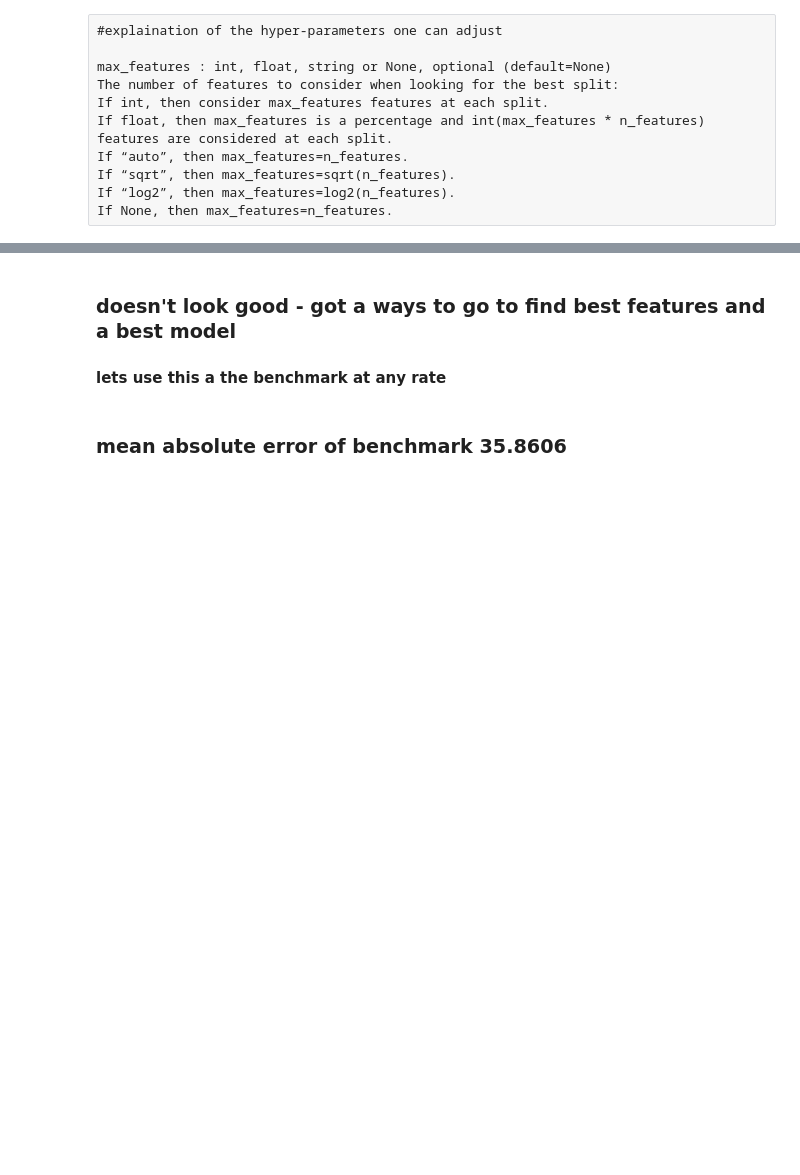
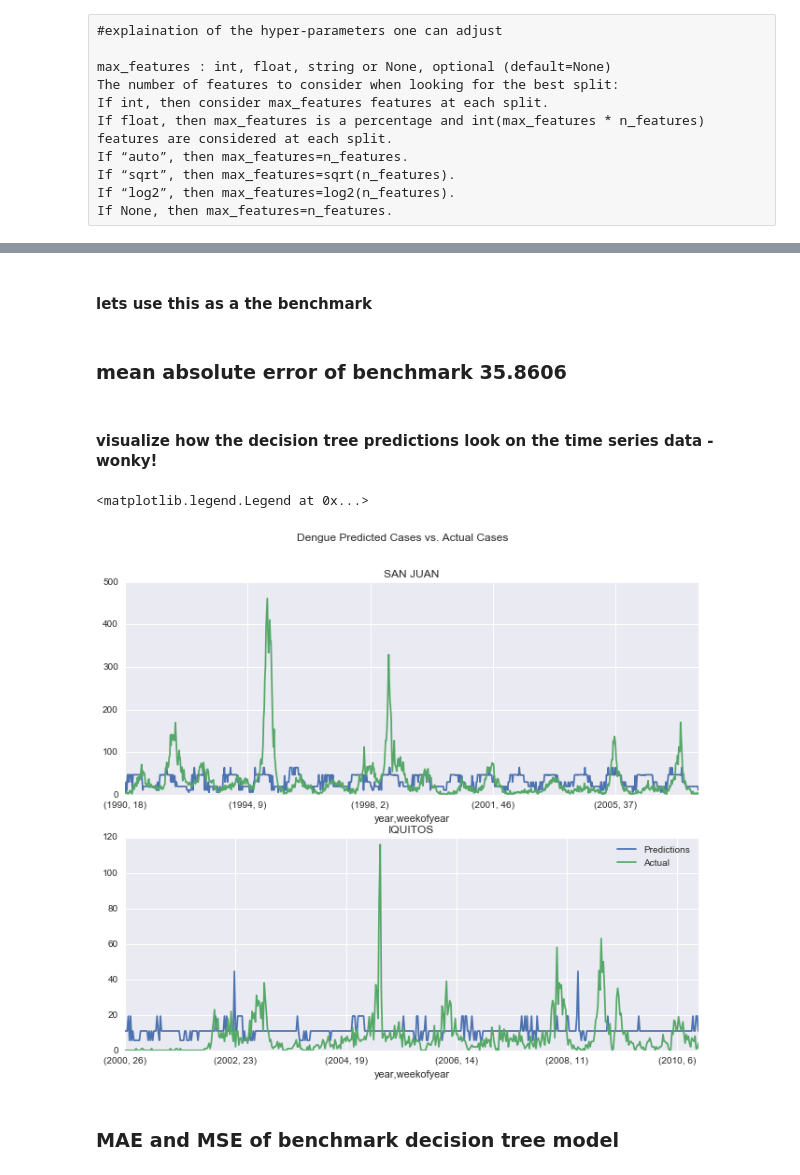
Before and after one commit to jdills26/dengue-fever-prediction, a Jupyter notebook: exploration-and-benchmark model.ipynb, the cells around one changed output, grey strips where cells are left out. Cells and saved outputs as stored; diff of their text form; code cells hidden in the pictures; blank space fills up the shorter version.

```diff
--- a/exploration-and-benchmark model.ipynb
+++ b/exploration-and-benchmark model.ipynb
@@ -389,6 +439,5 @@ plt.xlabel("index of the feature", fontsize = 10)
-# %% [markdown]
-### doesn't look good - got a ways to go to find best features and a best model
-#### lets use this a the benchmark at any rate
+# %% [markdown]
+#### lets use this as a the benchmark
 # %%
 test=pd.read_csv('dengue_features_test.csv')
 test.fillna(method='ffill', inplace=True)
@@ -405,3 +454,25 @@ submission['total_cases']=submission['total_cases'].astype(int)
 submission.to_csv("submissions/dt.csv")
 # %% [markdown]
 ### mean absolute error of benchmark 35.8606
+# %% [markdown]
+#### visualize how the decision tree predictions look on the time series data - wonky!
+# %%
+figs, axes = plt.subplots(nrows=2, ncols=1,figsize=(11, 9))
+
+# plot sj
+sj_train_features['fitted'] = tree_model.predict(sj_train_features[features])
+sj_train_features.fitted.plot(ax=axes[0], label="Predictions")
+sj_train_labels.total_cases.plot(ax=axes[0], label="Actual", title="SAN JUAN")
+
+# plot iq
+iq_train_features['fitted'] = tree_model.predict(iq_train_features[features])
+iq_train_features.fitted.plot(ax=axes[1], label="Predictions")
+iq_train_labels.total_cases.plot(ax=axes[1], label="Actual", title="IQUITOS")
+
+plt.suptitle("Dengue Predicted Cases vs. Actual Cases")
+plt.legend()
+# %% [output]
+<matplotlib.legend.Legend at 0x...>
+[figure, added]
+# %% [markdown]
+### MAE and MSE of benchmark decision tree model
```
Also changed, not shown: parts of 19 cells of this notebook.
